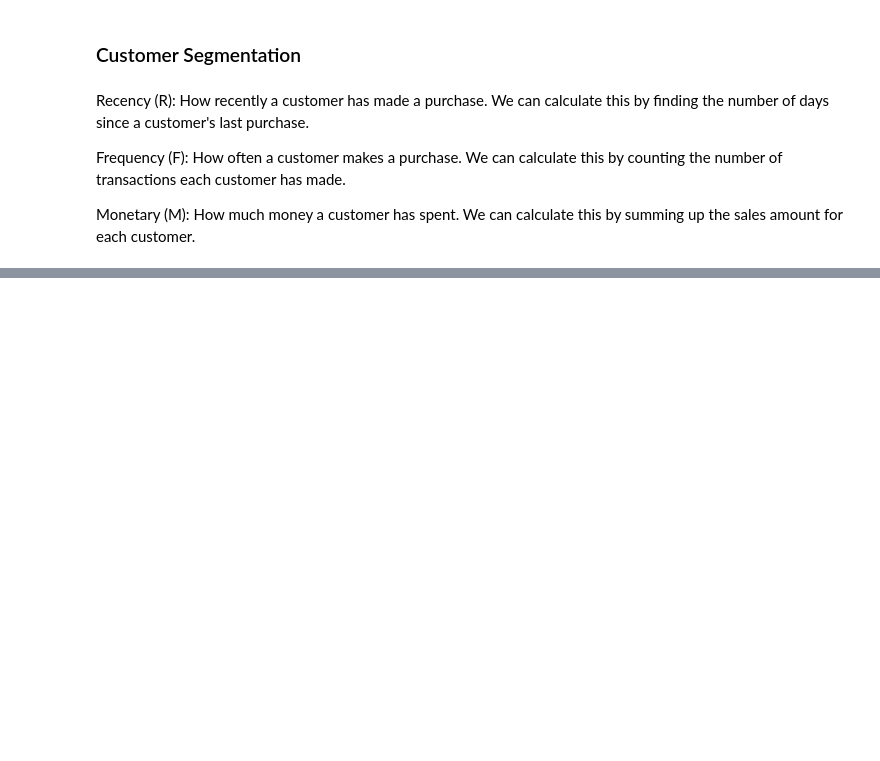
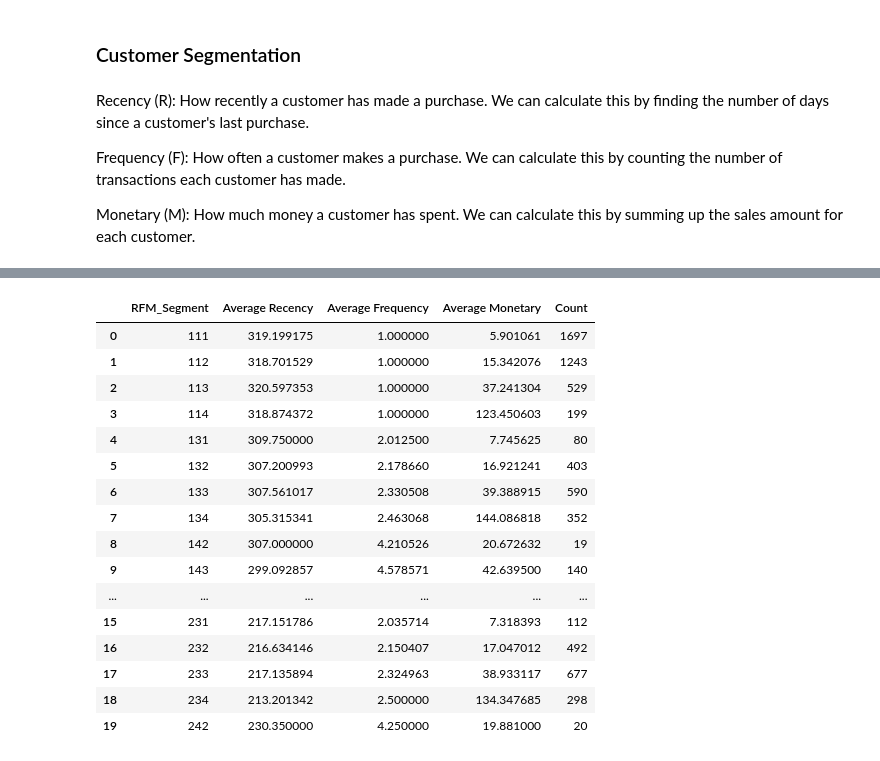
Before and after one commit to jtprado/capstone, a Jupyter notebook: main.ipynb, the cells around one changed output, grey strips where cells are left out. Saved outputs shown, nothing was run; the diff lists cells and outputs as text; code cells hidden in the pictures; blank space fills up the shorter version.

```diff
--- a/main.ipynb
+++ b/main.ipynb
@@ -253,0 +227,15 @@ AttributeError: 'numpy.int64' object has no attribute 'days'
+# %%
+# Analyzing the size of each segment
+segment_size = rfm['RFM_Segment'].value_counts().reset_index()
+segment_size.columns = ['RFM_Segment', 'Size']
+
+# Calculating average values for RFM metrics in each segment
+segment_analysis = rfm.groupby('RFM_Segment').agg({
+    'Recency': 'mean',
+    'Frequency': 'mean',
+    'Monetary': ['mean', 'count']
+}).reset_index()
+
+segment_analysis.columns = ['RFM_Segment', 'Average Recency', 'Average Frequency', 'Average Monetary', 'Count']
+
+segment_size
@@ -253,0 +260,20 @@ AttributeError: 'numpy.int64' object has no attribute 'days'
+# %%
+segment_analysis.head(20)
+# %% [output]
+|  | RFM_Segment | Average Recency | Average Frequency | Average Monetary | Count |
+| 0 | 111 | 319.199175 | 1.000000 | 5.901061 | 1697 |
+| 1 | 112 | 318.701529 | 1.000000 | 15.342076 | 1243 |
+| 2 | 113 | 320.597353 | 1.000000 | 37.241304 | 529 |
+| 3 | 114 | 318.874372 | 1.000000 | 123.450603 | 199 |
+| 4 | 131 | 309.750000 | 2.012500 | 7.745625 | 80 |
+| 5 | 132 | 307.200993 | 2.178660 | 16.921241 | 403 |
+| 6 | 133 | 307.561017 | 2.330508 | 39.388915 | 590 |
+| 7 | 134 | 305.315341 | 2.463068 | 144.086818 | 352 |
+| 8 | 142 | 307.000000 | 4.210526 | 20.672632 | 19 |
+| 9 | 143 | 299.092857 | 4.578571 | 42.639500 | 140 |
+| ... | ... | ... | ... | ... | ... |
+| 15 | 231 | 217.151786 | 2.035714 | 7.318393 | 112 |
+| 16 | 232 | 216.634146 | 2.150407 | 17.047012 | 492 |
+| 17 | 233 | 217.135894 | 2.324963 | 38.933117 | 677 |
+| 18 | 234 | 213.201342 | 2.500000 | 134.347685 | 298 |
+| 19 | 242 | 230.350000 | 4.250000 | 19.881000 | 20 |
```
Also changed, not shown: parts of 16 cells of this notebook, 1 other file.
